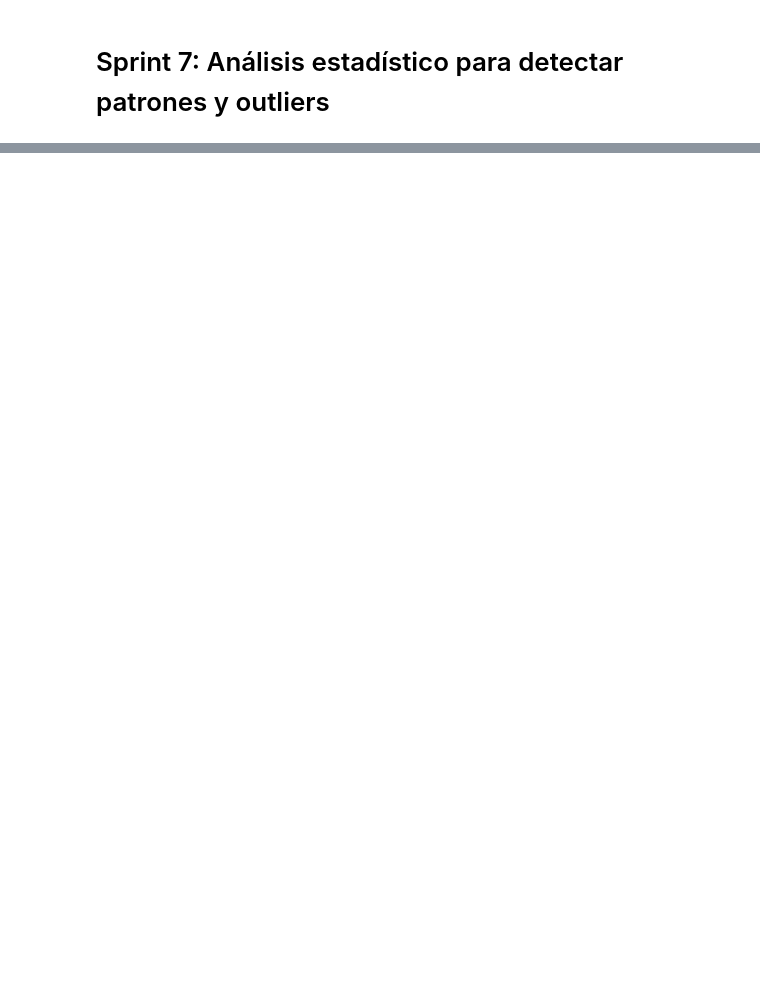
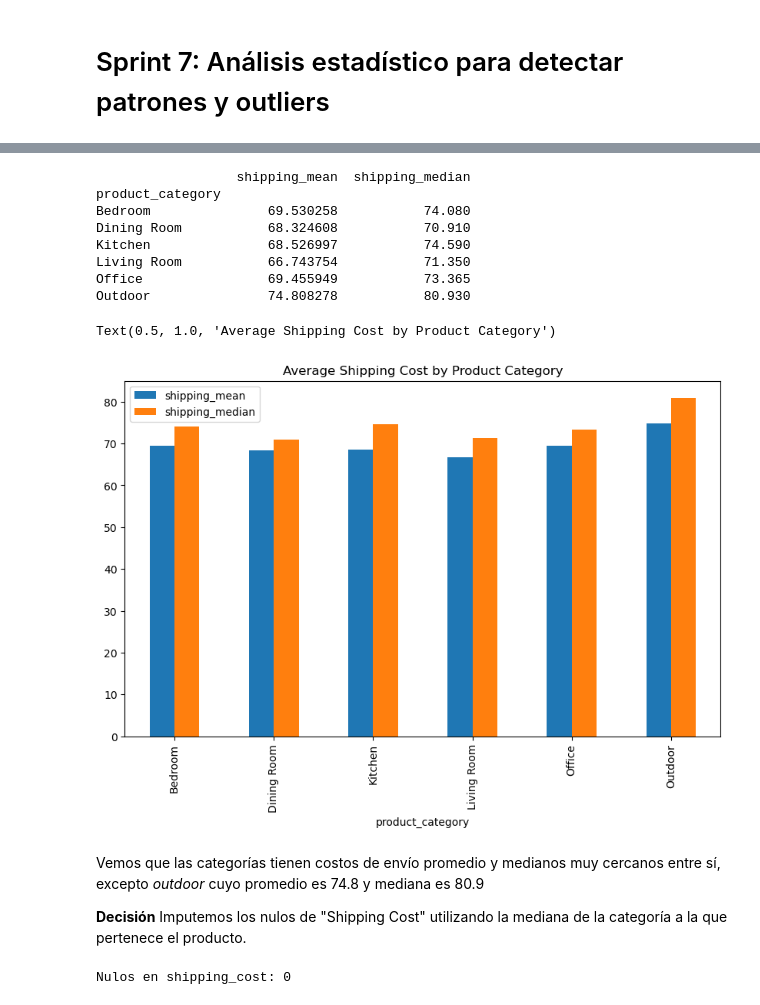
Before and after one commit to gbuvoli/DA_T8, a Jupyter notebook: Sprint7_semana1.ipynb, the cells around one changed output, grey strips where cells are left out. Saved outputs shown, nothing was run; the diff lists cells and outputs as text; code cells hidden in the pictures; blank space fills up the shorter version.

```diff
--- a/Sprint7_semana1.ipynb
+++ b/Sprint7_semana1.ipynb
@@ -476,0 +391,11 @@ pd.read_sql(query, conn)
+# %%
+# Revisemos cardinalidad de brand
+
+print(df['brand'].value_counts())
+
+#Podemos imputar una nueva categoria 'Unknown' para los nulos en brand
+
+df.fillna({'brand':'Unknown'}, inplace=True)
+
+#Validamos
+print('Nulos en brand:', df['brand'].isnull().sum())
@@ -476,0 +460,41 @@ pd.read_sql(query, conn)
+# %%
+print(
+    df.groupby('product_category')
+      .agg(shipping_mean=('shipping_cost', 'mean'),
+           shipping_median=('shipping_cost', 'median'))
+)
+df.groupby('product_category').agg(
+    shipping_mean=('shipping_cost', 'mean'),
+    shipping_median=('shipping_cost', 'median')).plot(kind='bar', figsize=(10,6))
+plt.title('Average Shipping Cost by Product Category')
+# %% [output]
+                  shipping_mean  shipping_median
+product_category
+Bedroom               69.530258           74.080
+Dining Room           68.324608           70.910
+Kitchen               68.526997           74.590
+Living Room           66.743754           71.350
+Office                69.455949           73.365
+Outdoor               74.808278           80.930
+Text(0.5, 1.0, 'Average Shipping Cost by Product Category')
+[figure, added]
+# %% [markdown]
+Vemos que las categorías tienen costos de envío promedio y medianos muy cercanos entre sí, excepto *outdoor* cuyo promedio es 74.8 y mediana es 80.9
+
+**Decisión** Imputemos los nulos de "Shipping Cost" utilizando la mediana de la categoría a la que pertenece el producto.
+# %%
+# Imputemos los nulos de shipping_cost con la mediana por categoria de producto
+medians = df.groupby('product_category')['shipping_cost'].median()
+
+def impute_shipping_cost(row):
+    if pd.isnull(row['shipping_cost']):
+        return medians[row['product_category']]
+    else:
+        return row['shipping_cost']
+
+df['shipping_cost'] = df.apply(impute_shipping_cost, axis=1)
+
+#Validamos
+print('Nulos en shipping_cost:', df['shipping_cost'].isnull().sum())
+# %% [output]
+Nulos en shipping_cost: 0
```
Also changed, not shown: parts of 94 cells of this notebook, 2 other files.
